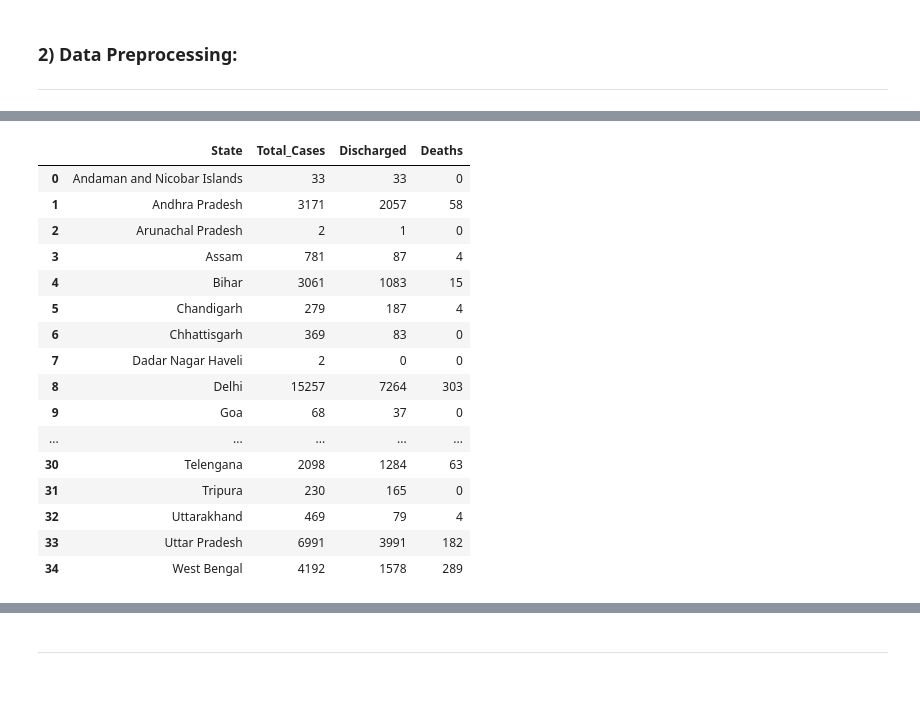
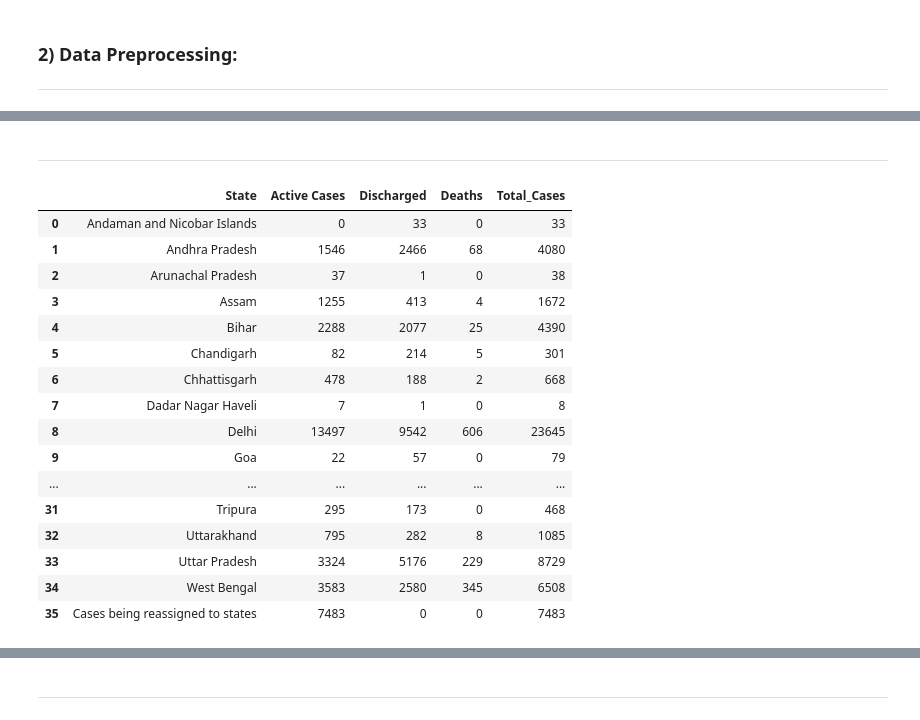
Before and after one commit to Yashb17/COVID-19-INDIA-Analysis, a Jupyter notebook: Covid 19 India Analysis.ipynb, the cells around one changed output, grey strips where cells are left out. Drawn from its saved outputs; the diff is of its cells as text; code cells hidden in the pictures; blank space fills up the shorter version.

```diff
--- a/Covid 19 India Analysis.ipynb
+++ b/Covid 19 India Analysis.ipynb
@@ -40,6 +40,6 @@ len(df_list)
 # %%
 coronadata=df_list[0]
 coronadata=pd.DataFrame(coronadata)
-coronadata.columns=["S.No","State","Total_Cases","Discharged","Deaths"]
+coronadata.columns=["S.No","State","Active Cases","Discharged","Deaths","Total_Cases"]
 coronadata
 # %% [output]
@@ -89,24 +89,27 @@ coronadata
+# %% [markdown]
+______
 # %%
-coronadata.drop([35,36,37,38,39,40],axis=0,inplace=True)
+coronadata.drop([36,37,38,39,40],axis=0,inplace=True)
+coronadata.replace(np.nan,0,inplace=True)
 coronadata
 # %% [output]
-|  | State | Total_Cases | Discharged | Deaths |
-| 0 | Andaman and Nicobar Islands | 33 | 33 | 0 |
-| 1 | Andhra Pradesh | 3171 | 2057 | 58 |
-| 2 | Arunachal Pradesh | 2 | 1 | 0 |
-| 3 | Assam | 781 | 87 | 4 |
-| 4 | Bihar | 3061 | 1083 | 15 |
-| 5 | Chandigarh | 279 | 187 | 4 |
-| 6 | Chhattisgarh | 369 | 83 | 0 |
-| 7 | Dadar Nagar Haveli | 2 | 0 | 0 |
-| 8 | Delhi | 15257 | 7264 | 303 |
-| 9 | Goa | 68 | 37 | 0 |
-| ... | ... | ... | ... | ... |
-| 30 | Telengana | 2098 | 1284 | 63 |
-| 31 | Tripura | 230 | 165 | 0 |
-| 32 | Uttarakhand | 469 | 79 | 4 |
-| 33 | Uttar Pradesh | 6991 | 3991 | 182 |
-| 34 | West Bengal | 4192 | 1578 | 289 |
+|  | State | Active Cases | Discharged | Deaths | Total_Cases |
+| 0 | Andaman and Nicobar Islands | 0 | 33 | 0 | 33 |
+| 1 | Andhra Pradesh | 1546 | 2466 | 68 | 4080 |
+| 2 | Arunachal Pradesh | 37 | 1 | 0 | 38 |
+| 3 | Assam | 1255 | 413 | 4 | 1672 |
+| 4 | Bihar | 2288 | 2077 | 25 | 4390 |
+| 5 | Chandigarh | 82 | 214 | 5 | 301 |
+| 6 | Chhattisgarh | 478 | 188 | 2 | 668 |
+| 7 | Dadar Nagar Haveli | 7 | 1 | 0 | 8 |
+| 8 | Delhi | 13497 | 9542 | 606 | 23645 |
+| 9 | Goa | 22 | 57 | 0 | 79 |
+| ... | ... | ... | ... | ... | ... |
+| 31 | Tripura | 295 | 173 | 0 | 468 |
+| 32 | Uttarakhand | 795 | 282 | 8 | 1085 |
+| 33 | Uttar Pradesh | 3324 | 5176 | 229 | 8729 |
+| 34 | West Bengal | 3583 | 2580 | 345 | 6508 |
+| 35 | Cases being reassigned to states | 7483 | 0 | 0 | 7483 |
 # %%
 coronadata.dtypes
 # %% [output]
```
Also changed, not shown: parts of 12 cells of this notebook.
